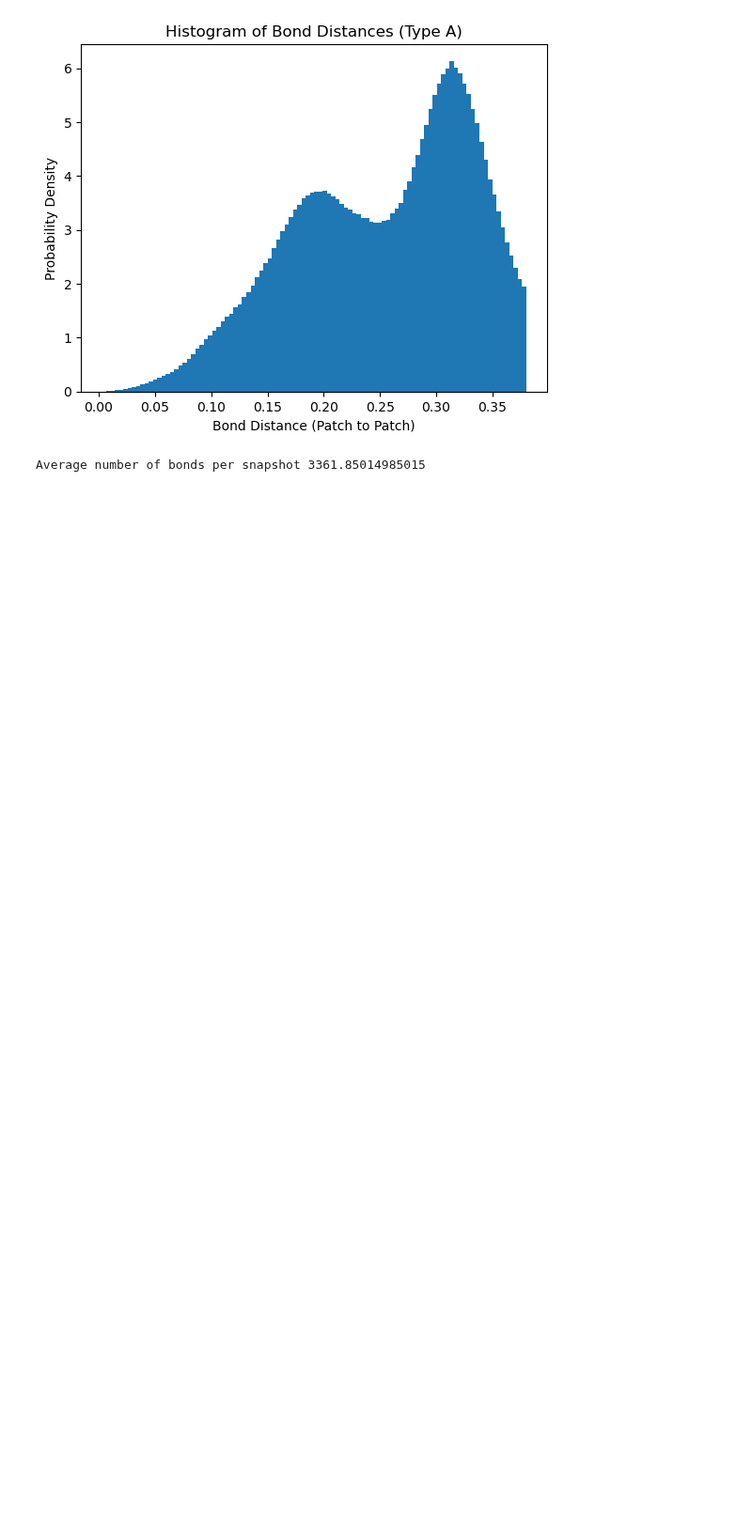
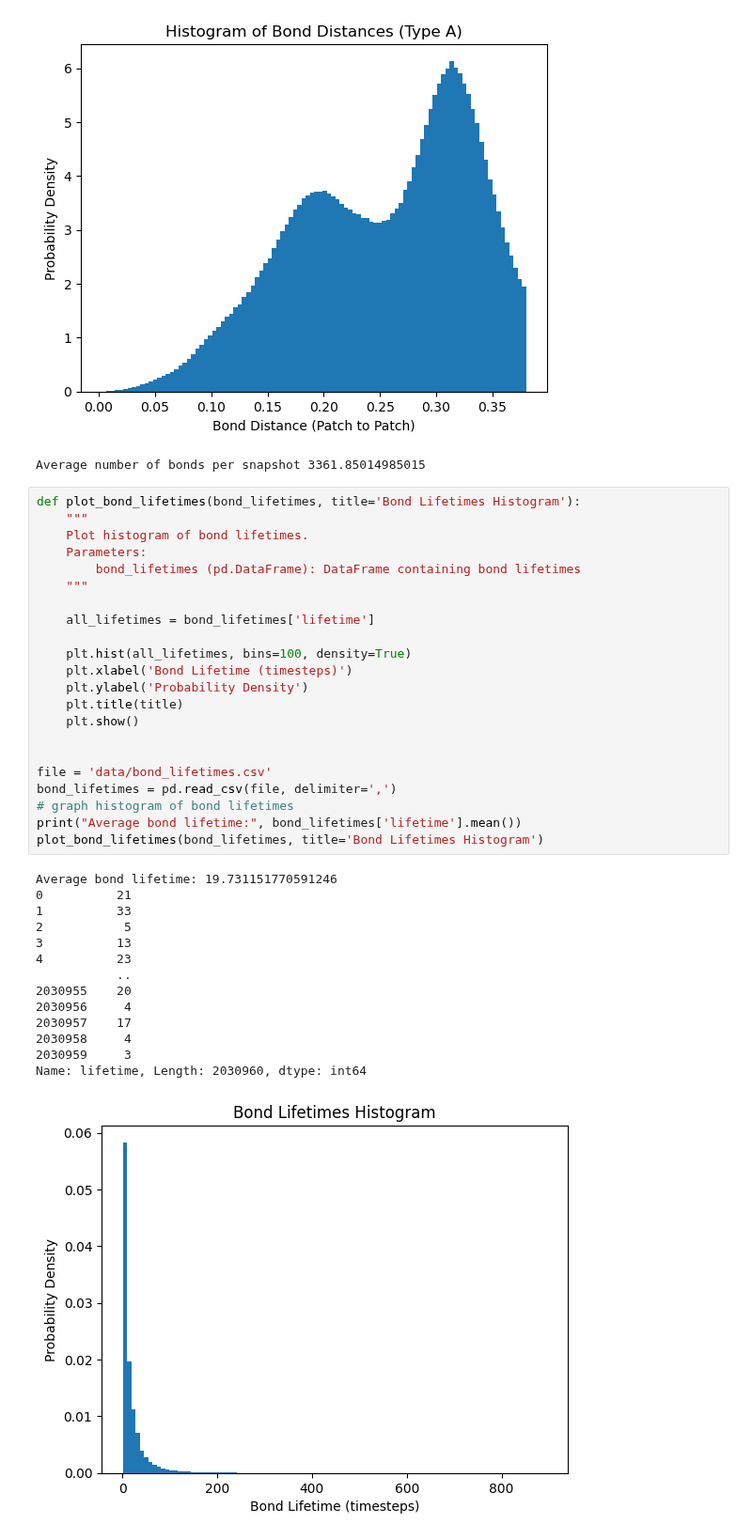
Before and after one commit to anotherbeaver/amine_polymers, a Jupyter notebook: analyze_bonds.ipynb, the cells around one changed output. Shown at 94% size. Drawn from its saved outputs; the diff is of its cells as text; blank space fills up the shorter version.

```diff
--- a/analyze_bonds.ipynb
+++ b/analyze_bonds.ipynb
@@ -49,3 +51,40 @@ print("Average number of bonds per snapshot", len(data)/data['timestep'].nunique
 # %% [output]
 [figure]
 Average number of bonds per snapshot 3361.85014985015
+# %%
+def plot_bond_lifetimes(bond_lifetimes, title='Bond Lifetimes Histogram'):
+    """
+    Plot histogram of bond lifetimes.
+    Parameters:
+        bond_lifetimes (pd.DataFrame): DataFrame containing bond lifetimes
+    """
+
+    all_lifetimes = bond_lifetimes['lifetime']
+
+    plt.hist(all_lifetimes, bins=100, density=True)
+    plt.xlabel('Bond Lifetime (timesteps)')
+    plt.ylabel('Probability Density')
+    plt.title(title)
+    plt.show()
+
+
+file = 'data/bond_lifetimes.csv'
+bond_lifetimes = pd.read_csv(file, delimiter=',')
+# graph histogram of bond lifetimes
+print("Average bond lifetime:", bond_lifetimes['lifetime'].mean())
+plot_bond_lifetimes(bond_lifetimes, title='Bond Lifetimes Histogram')
+# %% [output]
+Average bond lifetime: 19.731151770591246
+0          21
+1          33
+2           5
+3          13
+4          23
+           ..
+2030955    20
+2030956     4
+2030957    17
+2030958     4
+2030959     3
+Name: lifetime, Length: 2030960, dtype: int64
+[figure, added]
```
Also changed, not shown: parts of 2 cells of this notebook, 4 other files.
